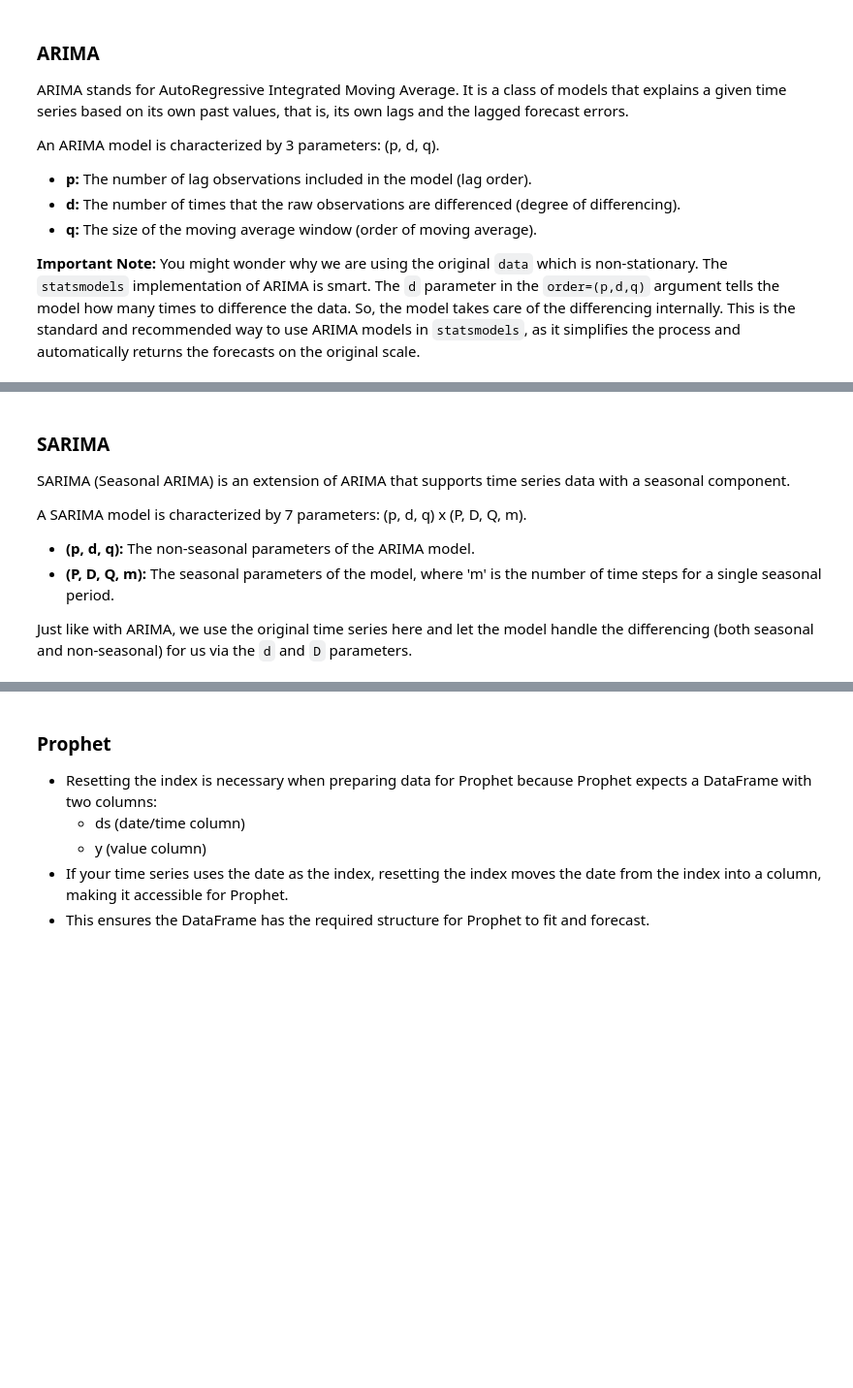
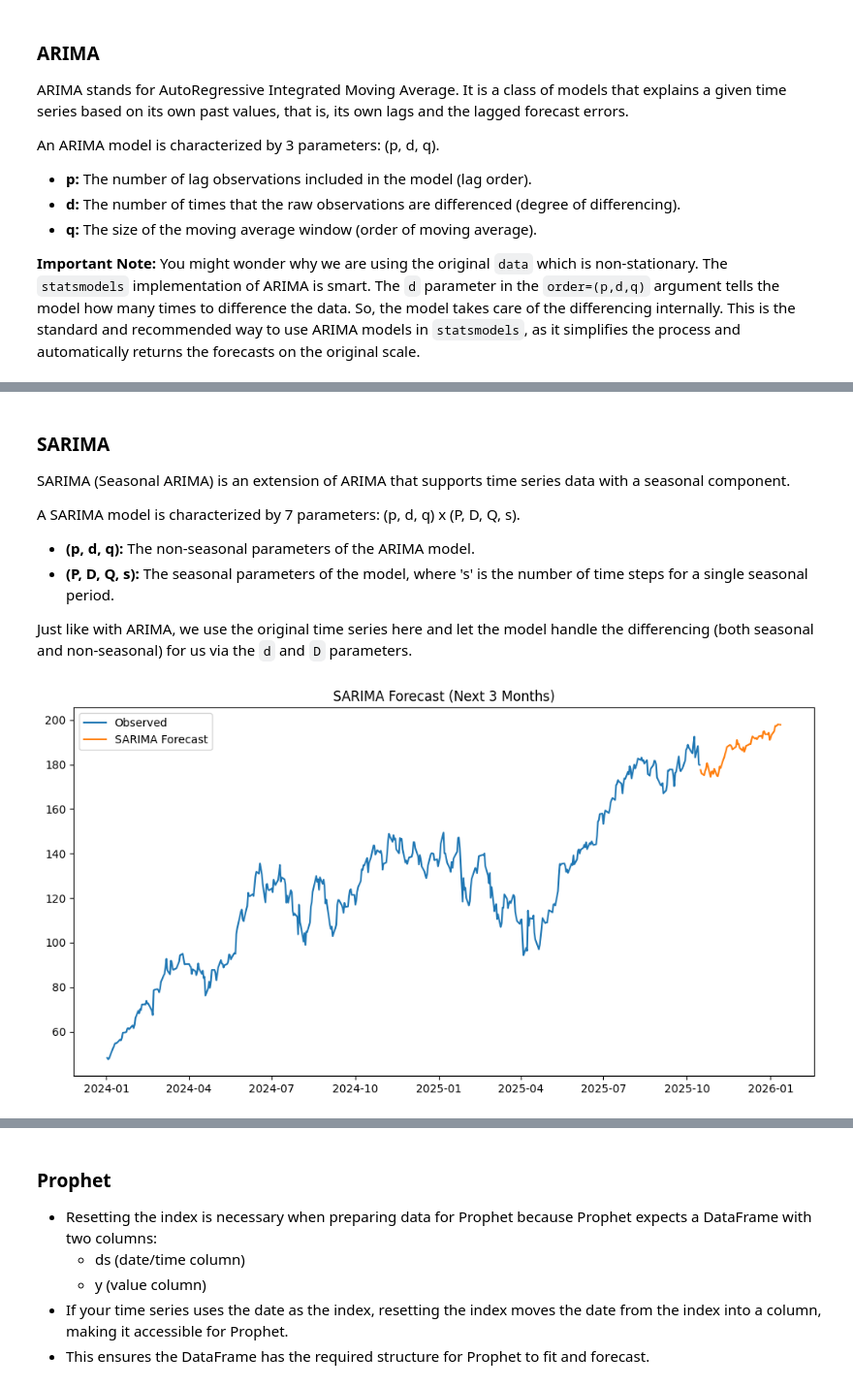
Before and after one commit to course-files/TimeSeriesForecastingandNeuralNetworks, a Jupyter notebook: 3_time_series_forecasting.ipynb, the cells around one changed output, grey strips where cells are left out. Shown at 97% size. Drawn from its saved outputs; the diff is of its cells as text; code cells hidden in the pictures; blank space fills up the shorter version.

```diff
--- a/3_time_series_forecasting.ipynb
+++ b/3_time_series_forecasting.ipynb
@@ -327,29 +454,32 @@ display(predictions_table)
 
 SARIMA (Seasonal ARIMA) is an extension of ARIMA that supports time series data with a seasonal component.
 
-A SARIMA model is characterized by 7 parameters: (p, d, q) x (P, D, Q, m).
+A SARIMA model is characterized by 7 parameters: (p, d, q) x (P, D, Q, s).
 
 * **(p, d, q):** The non-seasonal parameters of the ARIMA model.
-* **(P, D, Q, m):** The seasonal parameters of the model, where 'm' is the number of time steps for a single seasonal period.
+* **(P, D, Q, s):** The seasonal parameters of the model, where 's' is the number of time steps for a single seasonal period.
 
 Just like with ARIMA, we use the original time series here and let the model handle the differencing (both seasonal and non-seasonal) for us via the `d` and `D` parameters.
 # %%
-model_sarima = SARIMAX(ts, order=(1, 1, 1), seasonal_order=(1, 1, 1, 12)).fit()
+# Change from s = 12 to s = 63 for quarterly data
+model_sarima = SARIMAX(ts, order=(1, 1, 1), seasonal_order=(1, 1, 1, 63)).fit()
 predictions_sarima = model_sarima.forecast(steps=63)
 
 future_index = pd.date_range(
     start=ts.index[-1] + pd.offsets.BDay(1),
     periods=63,
     freq='B'
 )
 predictions_sarima = pd.Series(predictions_sarima.values, index=future_index)
 
 plt.figure(figsize=(12, 6))
 plt.plot(ts, label='Observed')
 plt.plot(predictions_sarima, label='SARIMA Forecast')
 plt.title('SARIMA Forecast (Next 3 Months)')
 plt.legend()
 plt.show()
+# %% [output]
+[figure, added]
 # %%
 predictions_table = pd.DataFrame(predictions_sarima)
 display(predictions_table)
```
Also changed, not shown: parts of 22 cells of this notebook, 4 other files.
